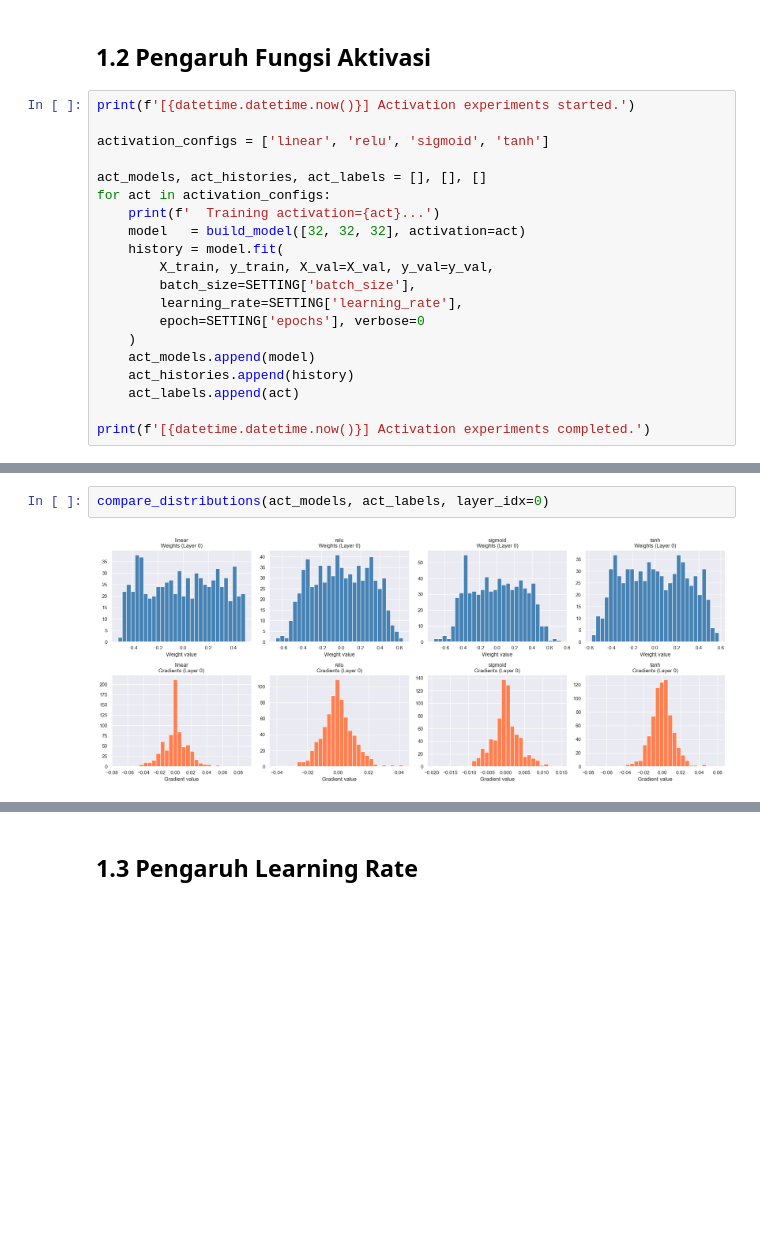
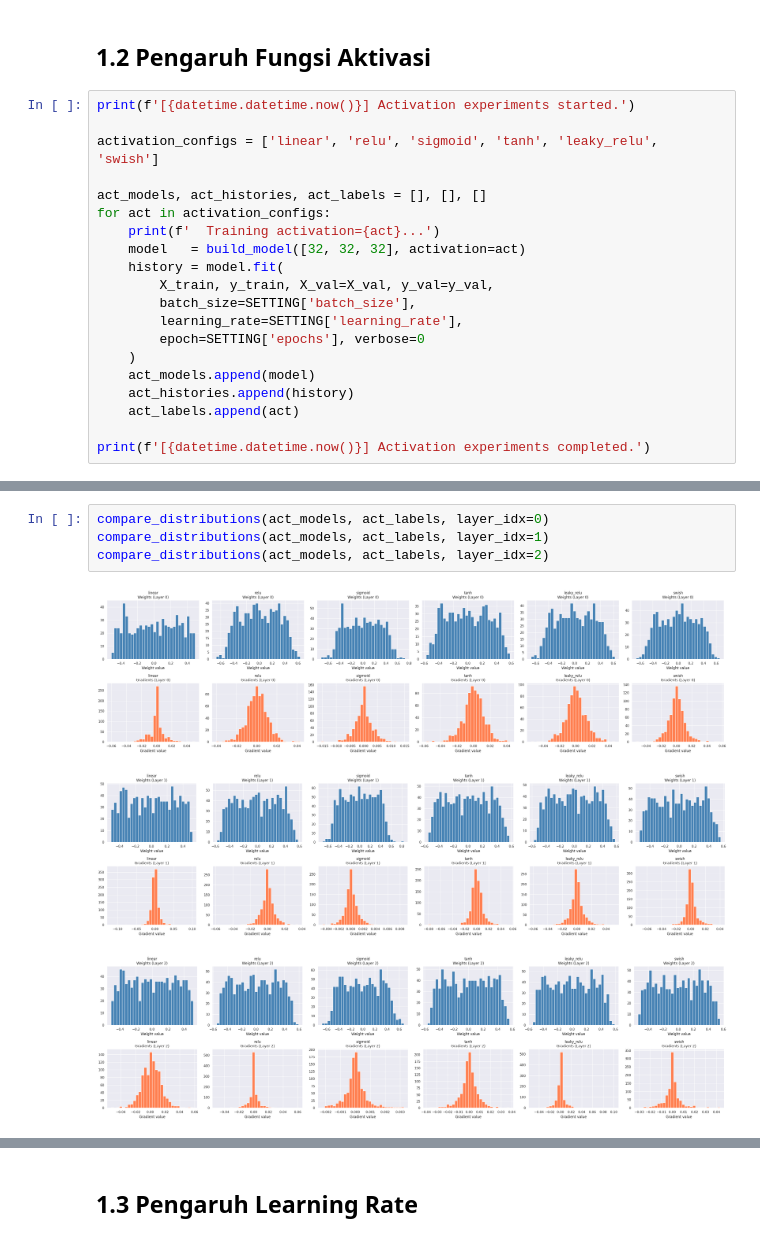
Before and after one commit to ryonlunar/BigmoMasterclass_ML, a Jupyter notebook: notebook/notebook.ipynb, the cells around one changed output, grey strips where cells are left out. Saved outputs shown, nothing was run; the diff lists cells and outputs as text; blank space fills up the shorter version.

```diff
--- a/notebook/notebook.ipynb
+++ b/notebook/notebook.ipynb
@@ -363,7 +363,7 @@ pd.DataFrame(rows).set_index('Config')
 # %%
 print(f'[{datetime.datetime.now()}] Activation experiments started.')
 
-activation_configs = ['linear', 'relu', 'sigmoid', 'tanh']
+activation_configs = ['linear', 'relu', 'sigmoid', 'tanh', 'leaky_relu', 'swish']
 
 act_models, act_histories, act_labels = [], [], []
 for act in activation_configs:
@@ -394,7 +396,11 @@ plot_loss_curves(act_histories, act_labels, title='Pengaruh Fungsi Aktivasi terh
 # %%
 compare_distributions(act_models, act_labels, layer_idx=0)
+compare_distributions(act_models, act_labels, layer_idx=1)
+compare_distributions(act_models, act_labels, layer_idx=2)
 # %% [output]
-[figure, old version]
+[figure, new version]
+[figure, added]
+[figure, added]
 # %%
 rows = []
 for model, label in zip(act_models, act_labels):
```
Also changed, not shown: parts of 32 cells of this notebook.
